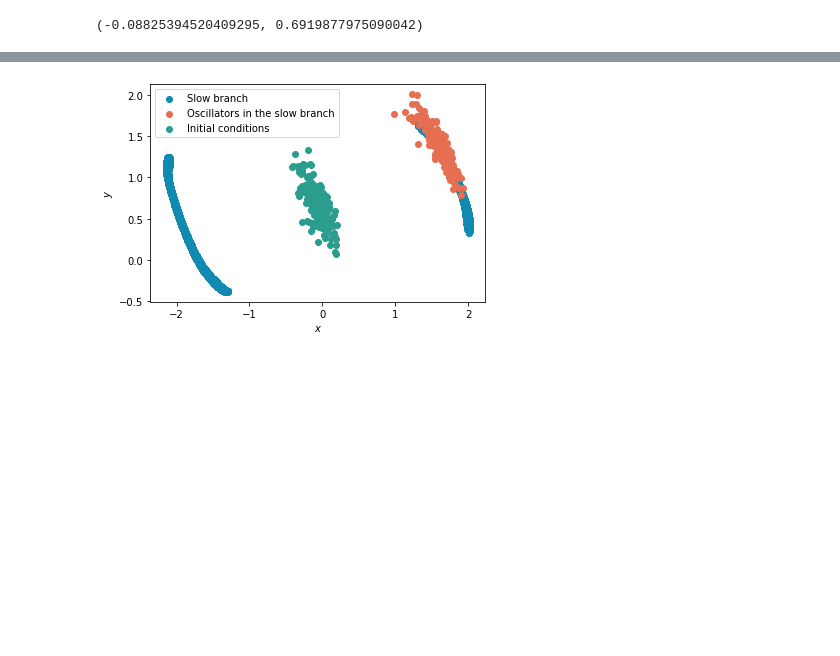
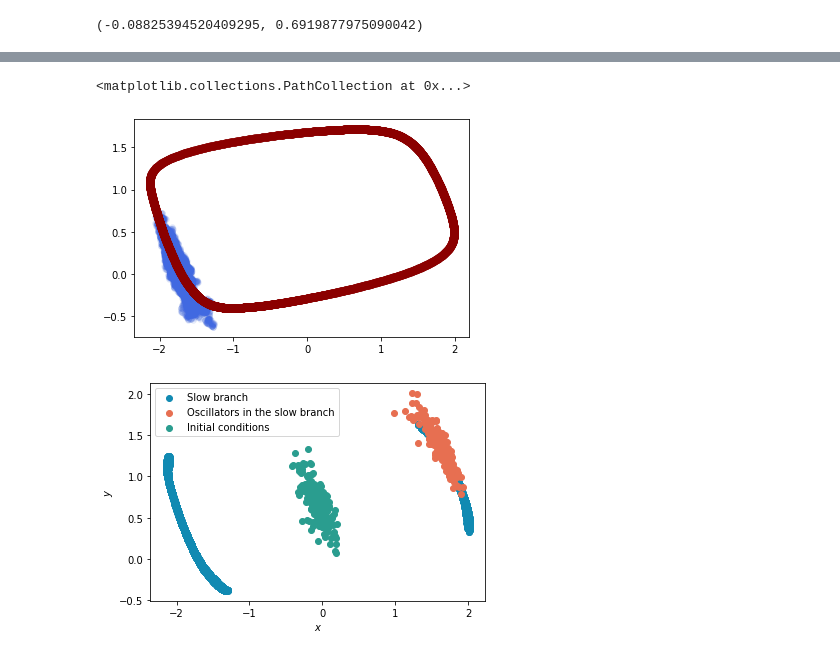
Before and after one commit to giorgionicoletti/OscillationsFH, a Jupyter notebook: notebooks/ReturnTimes.ipynb, the cells around one changed output, grey strips where cells are left out. Saved outputs shown, nothing was run; the diff lists cells and outputs as text; code cells hidden in the pictures; blank space fills up the shorter version.

```diff
--- a/notebooks/ReturnTimes.ipynb
+++ b/notebooks/ReturnTimes.ipynb
@@ -149,3 +155,9 @@ xCenter, yCenter
+# %%
+plt.scatter(x_BR[:100], y_BR[:100], color='royalblue', alpha=0.1, lw = 0.5, zorder = -1)
+plt.scatter(xcycle, ycycle, color='darkred', alpha=1, s = 50, zorder = 10, label = "Centroid of the figure")
+# %% [output]
+<matplotlib.collections.PathCollection at 0x...>
+[figure, added]
 # %%
 cov_slow, idxs_slow = utils.find_cov_slow(x_BR, y_BR, 0.05, return_idxs = True)
 x0_Center, y0_Center = utils.sample_multivariate_normal(np.array([xCenter, yCenter]), cov_slow, N)
```
Also changed, not shown: parts of 5 cells of this notebook.
